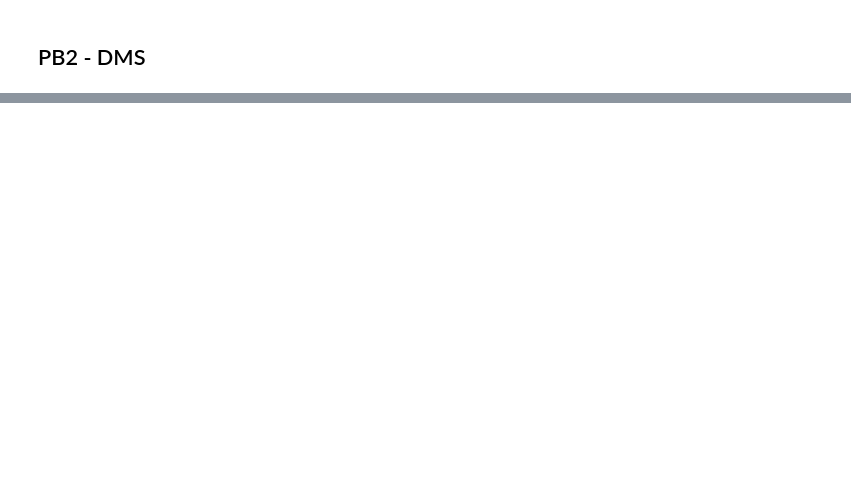
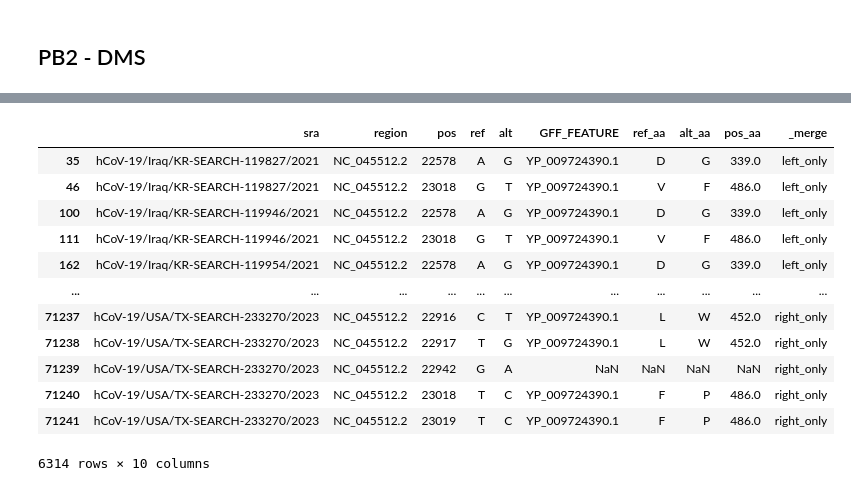
Before and after one commit to yutiachen5/bjorn_rep, a Jupyter notebook: output/sanity_check.ipynb, the cells around one changed output, grey strips where cells are left out. Cells and saved outputs as stored; diff of their text form; code cells hidden in the pictures; blank space fills up the shorter version.

```diff
--- a/output/sanity_check.ipynb
+++ b/output/sanity_check.ipynb
@@ -377,0 +463,17 @@ Index: []
+# %%
+m = pd.merge(tmp1, tmp2, how="outer",  indicator=True)
+m[m["_merge"] != "both"]
+# %% [output]
+|  | sra | region | pos | ref | alt | GFF_FEATURE | ref_aa | alt_aa | pos_aa | _merge |
+| 35 | hCoV-19/Iraq/KR-SEARCH-119827/2021 | NC_045512.2 | 22578 | A | G | YP_009724390.1 | D | G | 339.0 | left_only |
+| 46 | hCoV-19/Iraq/KR-SEARCH-119827/2021 | NC_045512.2 | 23018 | G | T | YP_009724390.1 | V | F | 486.0 | left_only |
+| 100 | hCoV-19/Iraq/KR-SEARCH-119946/2021 | NC_045512.2 | 22578 | A | G | YP_009724390.1 | D | G | 339.0 | left_only |
+| 111 | hCoV-19/Iraq/KR-SEARCH-119946/2021 | NC_045512.2 | 23018 | G | T | YP_009724390.1 | V | F | 486.0 | left_only |
+| 162 | hCoV-19/Iraq/KR-SEARCH-119954/2021 | NC_045512.2 | 22578 | A | G | YP_009724390.1 | D | G | 339.0 | left_only |
+| ... | ... | ... | ... | ... | ... | ... | ... | ... | ... | ... |
+| 71237 | hCoV-19/USA/TX-SEARCH-233270/2023 | NC_045512.2 | 22916 | C | T | YP_009724390.1 | L | W | 452.0 | right_only |
+| 71238 | hCoV-19/USA/TX-SEARCH-233270/2023 | NC_045512.2 | 22917 | T | G | YP_009724390.1 | L | W | 452.0 | right_only |
+| 71239 | hCoV-19/USA/TX-SEARCH-233270/2023 | NC_045512.2 | 22942 | G | A | NaN | NaN | NaN | NaN | right_only |
+| 71240 | hCoV-19/USA/TX-SEARCH-233270/2023 | NC_045512.2 | 23018 | T | C | YP_009724390.1 | F | P | 486.0 | right_only |
+| 71241 | hCoV-19/USA/TX-SEARCH-233270/2023 | NC_045512.2 | 23019 | T | C | YP_009724390.1 | F | P | 486.0 | right_only |
+6314 rows × 10 columns
```
Also changed, not shown: parts of 17 cells of this notebook, 7 other files.
